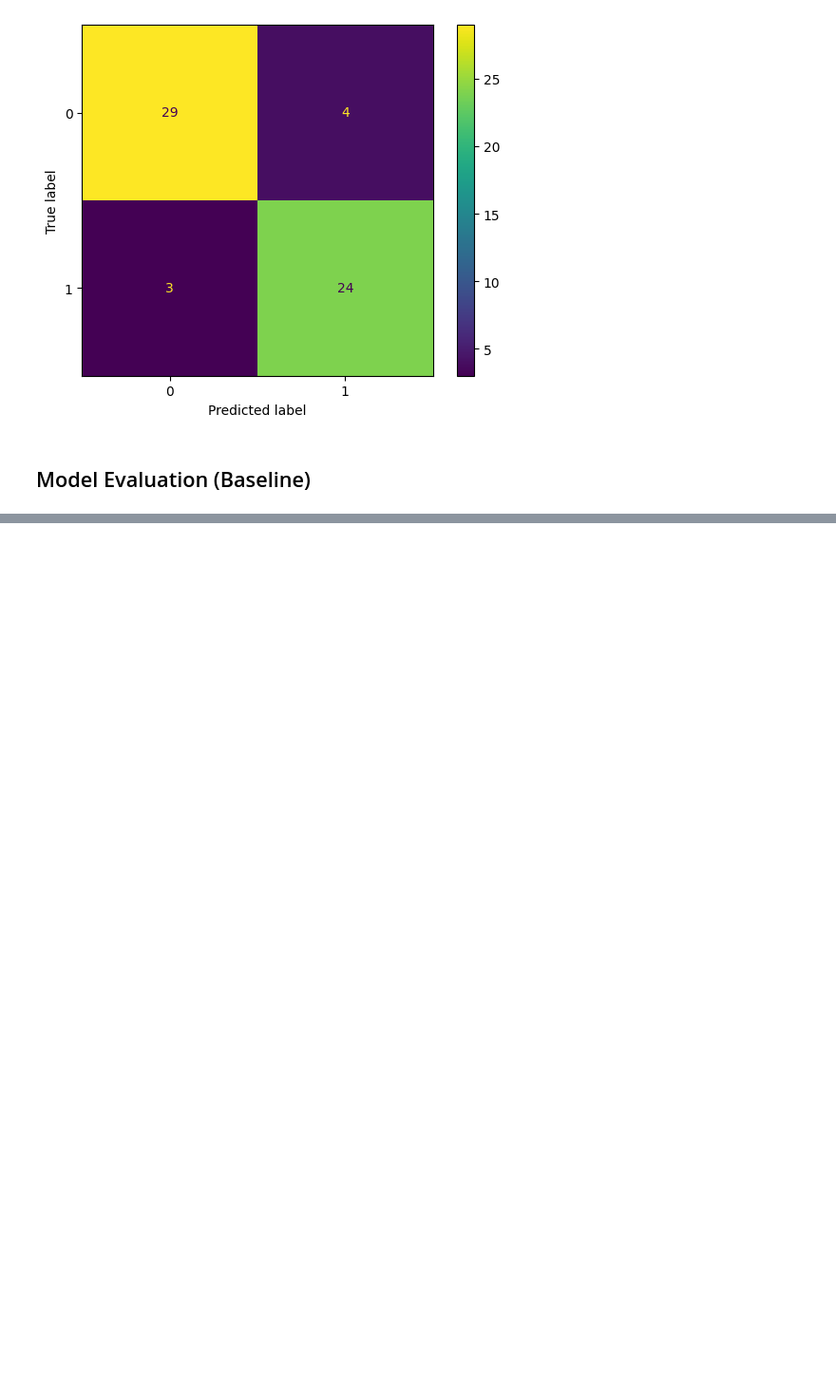
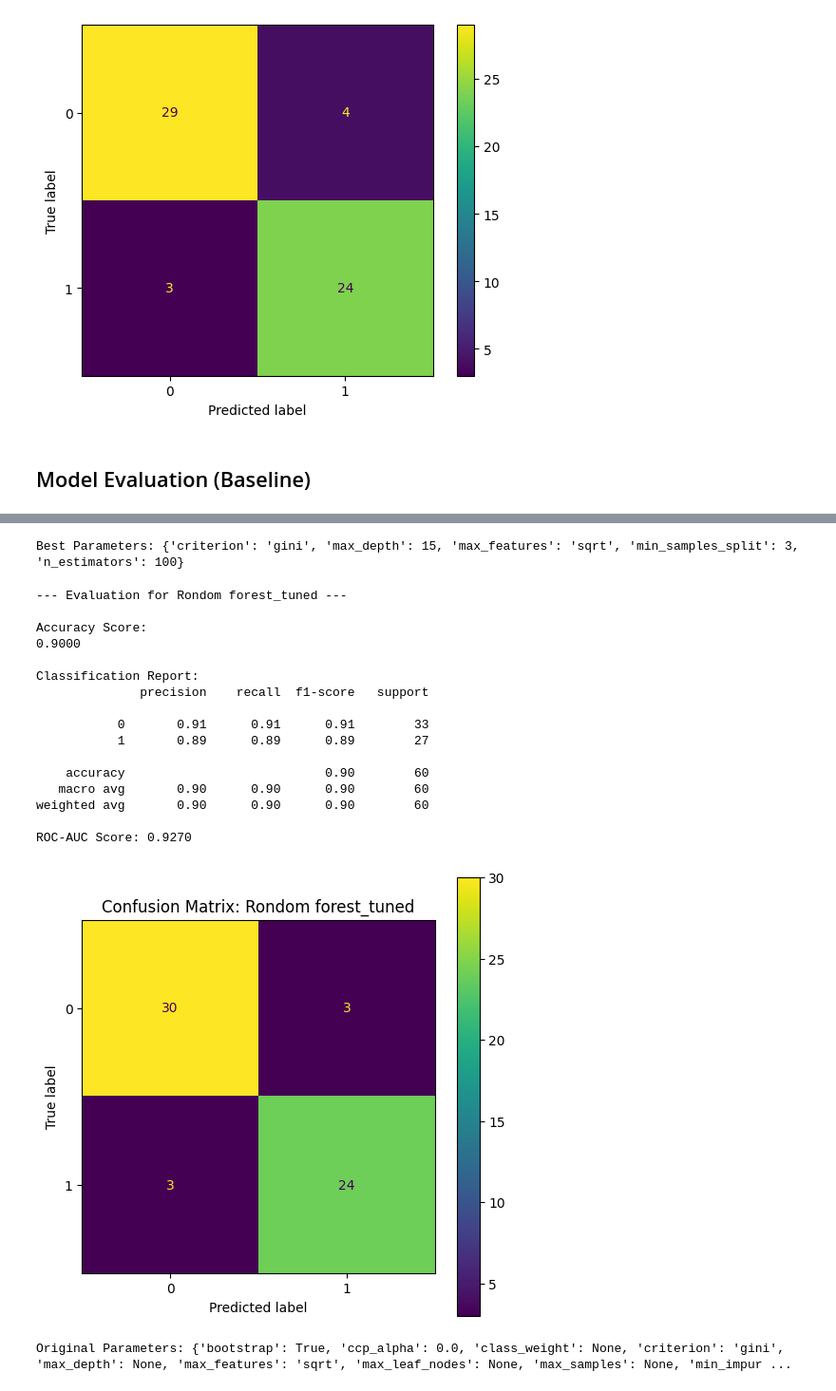
Before and after one commit to Muhammed-ismail3/Heart-Disease-Prediction, a Jupyter notebook: Project/Model.ipynb, the cells around one changed output, grey strips where cells are left out. Shown: that part at 95% size. Saved outputs shown, nothing was run; the diff lists cells and outputs as text; code cells hidden in the pictures; blank space fills up the shorter version.

```diff
--- a/Project/Model.ipynb
+++ b/Project/Model.ipynb
@@ -918,0 +1006,23 @@ ROC-AUC Score: 0.9259
+# %%
+rf_base = RandomForestClassifier(random_state=42)
+
+# Define the parameters you want to test
+param_grid = {
+    'n_estimators': [50, 100, 200],  # Number of trees
+    'max_features': ['sqrt'],        # Features to consider for split
+    'max_depth': [15, 20, None],  # Depth of each tree (None means full depth)
+    'min_samples_split': [2, 3],     # Minimum number of samples required to split a node
+    'criterion': ['gini']
+}
+# %%
+grid_search_rf = GridSearchCV(
+    estimator=rf_base,
+    param_grid=param_grid,
+    cv=5,
+    scoring='precision', # Focus on maximizing Recall (catching sick patients)
+    verbose=2,
+    n_jobs=-1 # Use all available cores for speed
+)
+
+# Fit the grid search to the training data
+grid_search_rf.fit(X5_train, y5_train)
@@ -918,0 +1036,31 @@ ROC-AUC Score: 0.9259
+# %%
+print("Best Parameters:", grid_search_rf.best_params_)
+
+# Save the best model (the optimized Random Forest Classifier)
+best_rf_model = grid_search_rf.best_estimator_
+# %% [output]
+Best Parameters: {'criterion': 'gini', 'max_depth': 15, 'max_features': 'sqrt', 'min_samples_split': 3, 'n_estimators': 100}
+# %%
+evaluate_model(best_rf_model,X5_test, y5_test, "Rondom forest_tuned")
+# %% [output]
+--- Evaluation for Rondom forest_tuned ---
+
+Accuracy Score:
+0.9000
+
+Classification Report:
+              precision    recall  f1-score   support
+
+           0       0.91      0.91      0.91        33
+           1       0.89      0.89      0.89        27
+
+    accuracy                           0.90        60
+   macro avg       0.90      0.90      0.90        60
+weighted avg       0.90      0.90      0.90        60
+
+ROC-AUC Score: 0.9270
+[figure, added]
+# %%
+print("Original Parameters:", rf_model.get_params())
+# %% [output]
+Original Parameters: {'bootstrap': True, 'ccp_alpha': 0.0, 'class_weight': None, 'criterion': 'gini', 'max_depth': None, 'max_features': 'sqrt', 'max_leaf_nodes': None, 'max_samples': None, 'min_impur ...
```
Also changed, not shown: parts of 28 cells of this notebook, 1 other file.
